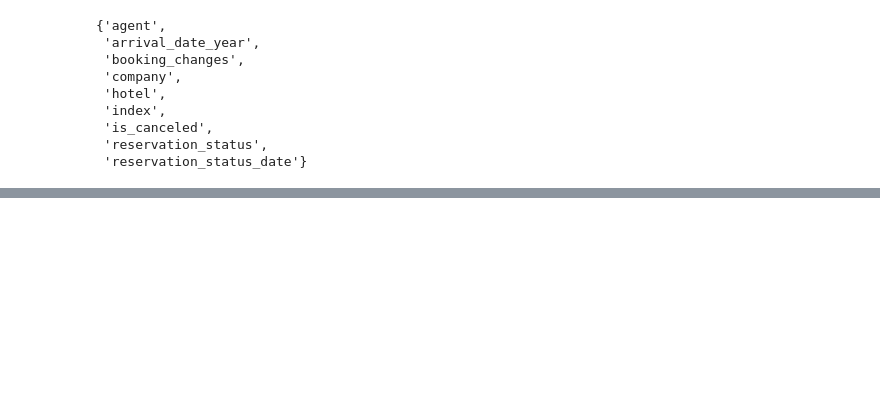
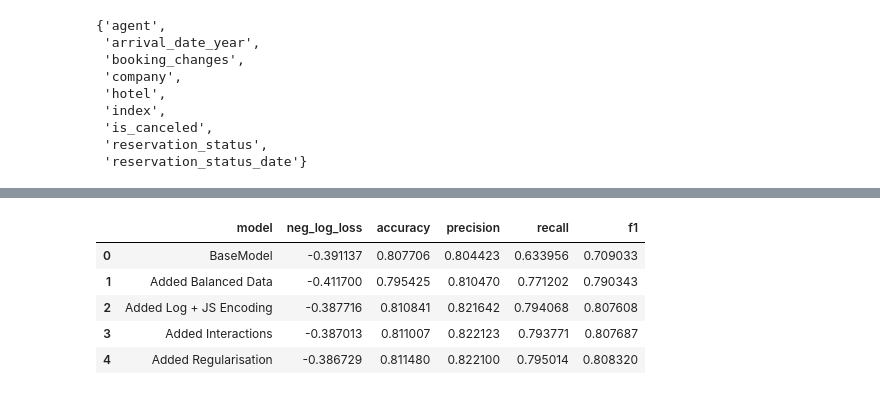
Before and after one commit to JB-GitHub0/Hotel-Project-V2, a Jupyter notebook: Hotel GLM.ipynb, the cells around one changed output, grey strips where cells are left out. Cells and saved outputs as stored; diff of their text form; code cells hidden in the pictures; blank space fills up the shorter version.

```diff
--- a/Hotel GLM.ipynb
+++ b/Hotel GLM.ipynb
@@ -581,0 +763,22 @@ results
+# %%
+# Repeating the same CV as before
+cv_results_lr = cross_validate(
+    clone(lr_pipe_w_log),
+    df_train,
+    df_train["is_canceled"],
+    cv=kf,
+    return_train_score=True,
+    scoring=scoring
+)
+
+entry = {
+    "model": "Added Log + JS Encoding",
+    "neg_log_loss": np.mean(cv_results_lr["test_neg_log_loss"]),
+    "accuracy": np.mean(cv_results_lr["test_accuracy"]),
+    "precision": np.mean(cv_results_lr["test_precision"]),
+    "recall": np.mean(cv_results_lr["test_recall"]),
+    "f1": np.mean(cv_results_lr["test_f1"]),
+}
+entry = pd.DataFrame([entry])
+results = pd.concat([results, entry], ignore_index=True)
+results
@@ -581,0 +972,30 @@ results
+# %%
+# Repeating the same CV as before
+cv_results_best_model = cross_validate(
+    best_model,
+    df_train,
+    df_train['is_canceled'],
+    cv=kf,
+    return_train_score=True,
+    scoring=scoring
+)
+
+entry = {
+    "model": "Added Regularisation",
+    "neg_log_loss": np.mean(cv_results_best_model['test_neg_log_loss']),
+    "accuracy": np.mean(cv_results_best_model['test_accuracy']),
+    "precision": np.mean(cv_results_best_model['test_precision']),
+    "recall": np.mean(cv_results_best_model['test_recall']),
+    "f1": np.mean(cv_results_best_model['test_f1']),
+}
+entry = pd.DataFrame([entry])
+
+results = pd.concat([results, entry], ignore_index=True)
+results
+# %% [output]
+|  | model | neg_log_loss | accuracy | precision | recall | f1 |
+| 0 | BaseModel | -0.391137 | 0.807706 | 0.804423 | 0.633956 | 0.709033 |
+| 1 | Added Balanced Data | -0.411700 | 0.795425 | 0.810470 | 0.771202 | 0.790343 |
+| 2 | Added Log + JS Encoding | -0.387716 | 0.810841 | 0.821642 | 0.794068 | 0.807608 |
+| 3 | Added Interactions | -0.387013 | 0.811007 | 0.822123 | 0.793771 | 0.807687 |
+| 4 | Added Regularisation | -0.386729 | 0.811480 | 0.822100 | 0.795014 | 0.808320 |
```
Also changed, not shown: parts of 59 cells of this notebook, 2 other files.
